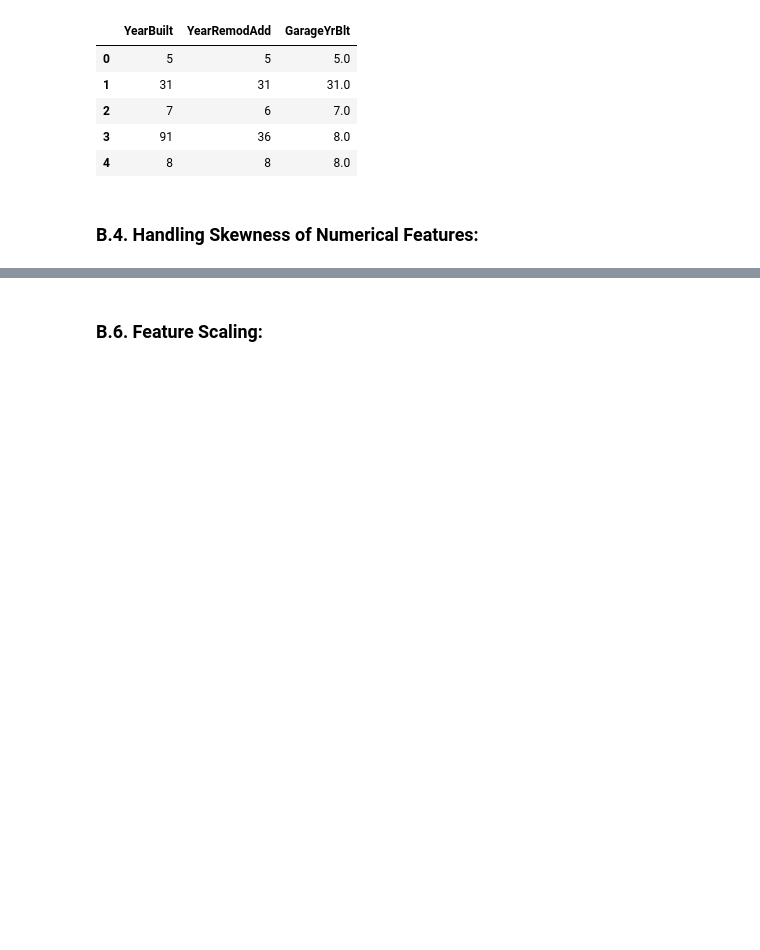
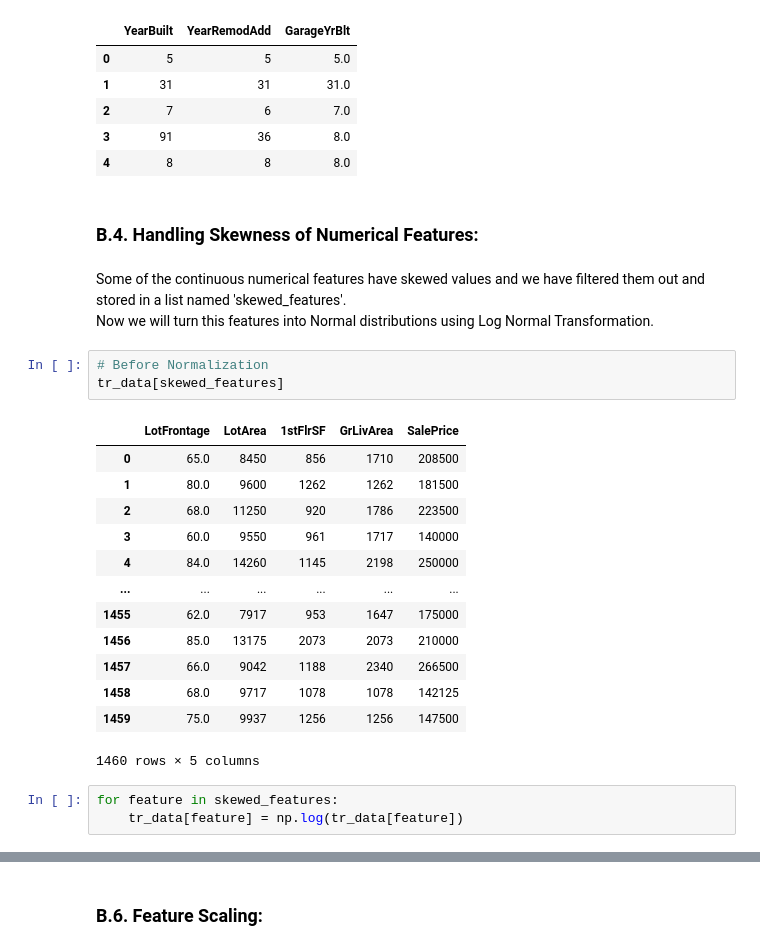
Before and after one commit to arpanmndl/house-price-prediction, a Jupyter notebook: house-price-prediction.ipynb, the cells around one changed output, grey strips where cells are left out. Saved outputs shown, nothing was run; the diff lists cells and outputs as text; blank space fills up the shorter version.

```diff
--- a/house-price-prediction.ipynb
+++ b/house-price-prediction.ipynb
@@ -644,3 +649,25 @@ tr_data[['YearBuilt', 'YearRemodAdd', 'GarageYrBlt']].head()
 | 4 | 8 | 8 | 8.0 |
 # %% [markdown]
 <h3> B.4. Handling Skewness of Numerical Features: </h3>
+# %% [markdown]
+Some of the continuous numerical features have skewed values and we have filtered them out and stored in a list named 'skewed_features'.<br>Now we will turn this features into Normal distributions using Log Normal Transformation.
+# %%
+# Before Normalization
+tr_data[skewed_features]
+# %% [output]
+|  | LotFrontage | LotArea | 1stFlrSF | GrLivArea | SalePrice |
+| 0 | 65.0 | 8450 | 856 | 1710 | 208500 |
+| 1 | 80.0 | 9600 | 1262 | 1262 | 181500 |
+| 2 | 68.0 | 11250 | 920 | 1786 | 223500 |
+| 3 | 60.0 | 9550 | 961 | 1717 | 140000 |
+| 4 | 84.0 | 14260 | 1145 | 2198 | 250000 |
+| ... | ... | ... | ... | ... | ... |
+| 1455 | 62.0 | 7917 | 953 | 1647 | 175000 |
+| 1456 | 85.0 | 13175 | 2073 | 2073 | 210000 |
+| 1457 | 66.0 | 9042 | 1188 | 2340 | 266500 |
+| 1458 | 68.0 | 9717 | 1078 | 1078 | 142125 |
+| 1459 | 75.0 | 9937 | 1256 | 1256 | 147500 |
+1460 rows × 5 columns
+# %%
+for feature in skewed_features:
+    tr_data[feature] = np.log(tr_data[feature])
```
Also changed, not shown: parts of 23 cells of this notebook.
